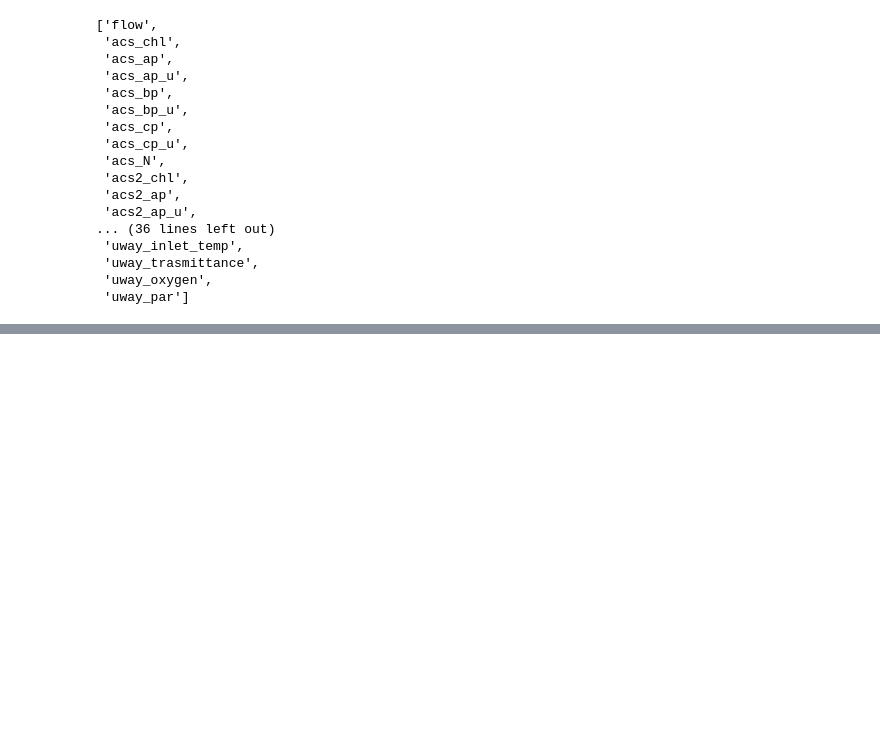
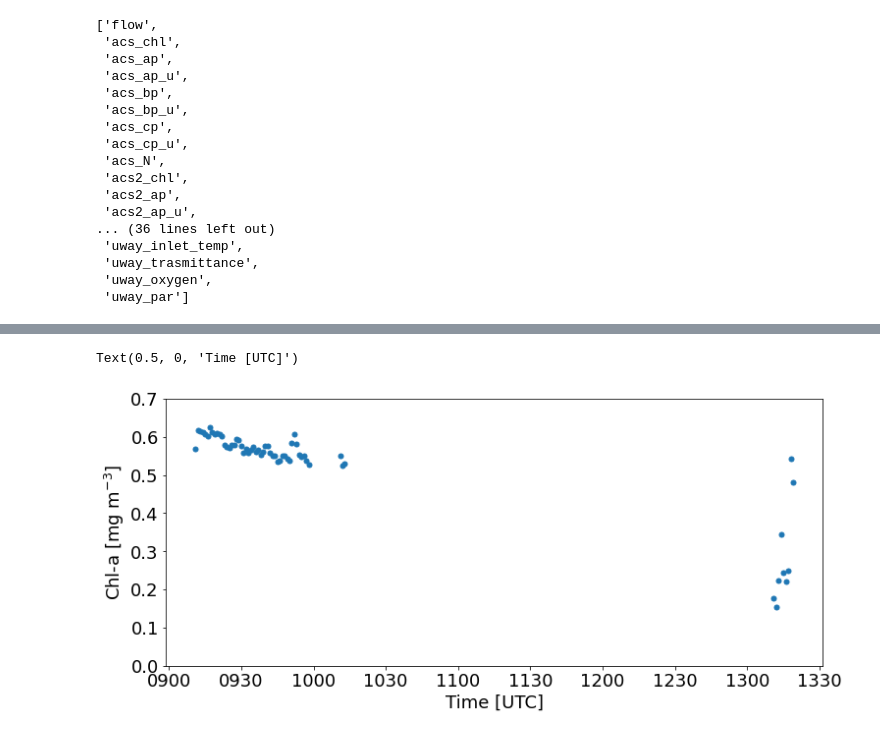
Before and after one commit to tjor/Quest_IOP_SyncEd, a Jupyter notebook: Underway/step5_quest_QC.ipynb, the cells around one changed output, grey strips where cells are left out. Cells and saved outputs as stored; diff of their text form; code cells hidden in the pictures; blank space fills up the shorter version.

```diff
--- a/Underway/step5_quest_QC.ipynb
+++ b/Underway/step5_quest_QC.ipynb
@@ -168,0 +170,14 @@ plt.plot(acs_filtered_xyz['acs_chl'].values)
+# %%
+plt.figure(figsize=(12,5))
+import matplotlib.dates as mdates
+plt.rcParams.update({'font.size': 18})
+plt.gca().xaxis.set_major_formatter(mdates.DateFormatter('%H%M'))
+plt.ylabel('Chl-a [mg m$^{-3}]$')
+#plt.plot_date(acs_filtered_x['acs_chl'].time, acs_filtered_x['acs_chl'].values, ms=5, label = 'Failed QC')
+plt.plot_date(acs_filtered_xyz['acs_chl'].time, acs_filtered_xyz['acs_chl'].values, ms=5, label = 'Passed QC')
+plt.ylim(0,0.7)
+plt.xlim()
+plt.xlabel('Time [UTC]')
+# %% [output]
+Text(0.5, 0, 'Time [UTC]')
+[figure, added]
```
Also changed, not shown: parts of 16 cells of this notebook, 1 other file.
